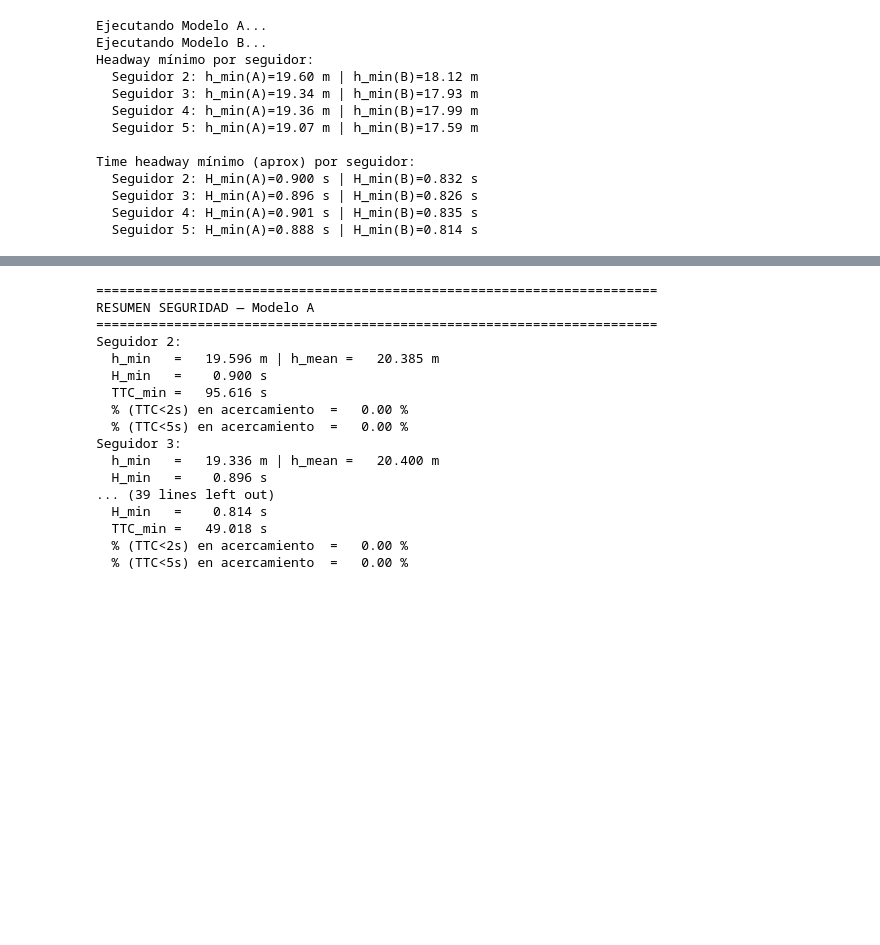
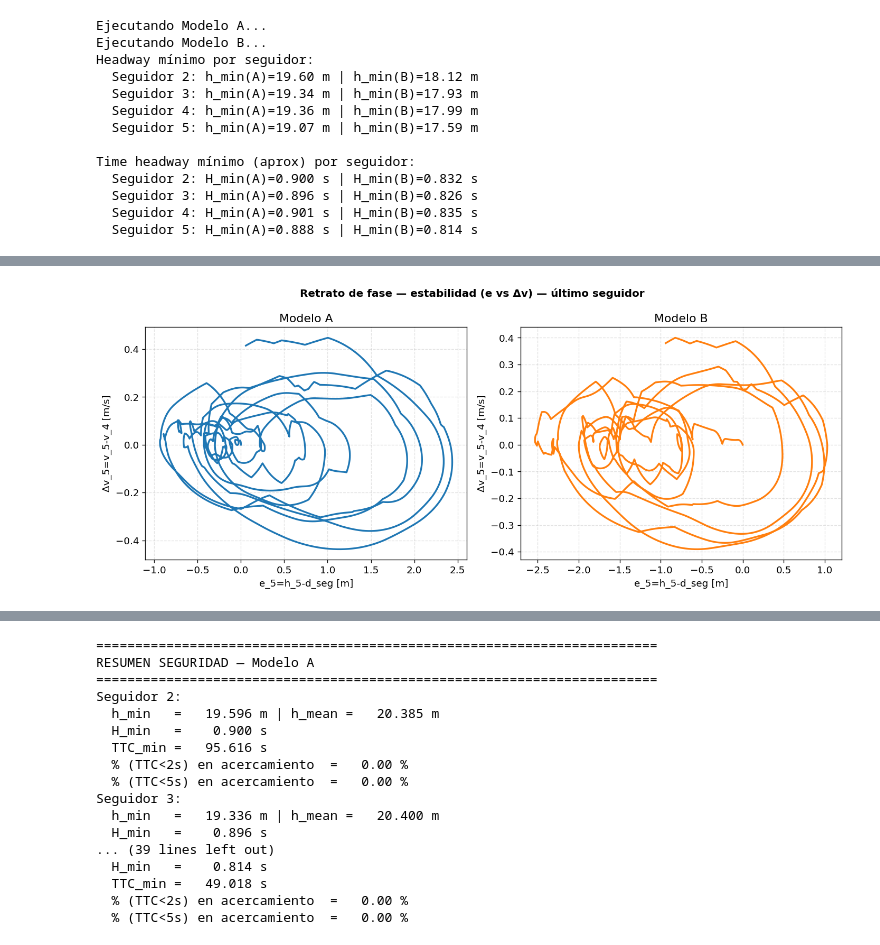
Before and after one commit to ngodoya/ModMat_Practicas, a Jupyter notebook: Proyecto/MoMa_Caso2.ipynb, the cells around one changed output, grey strips where cells are left out. Saved outputs shown, nothing was run; the diff lists cells and outputs as text; code cells hidden in the pictures; blank space fills up the shorter version.

```diff
--- a/Proyecto/MoMa_Caso2.ipynb
+++ b/Proyecto/MoMa_Caso2.ipynb
@@ -424,0 +500,18 @@ plt.tight_layout(); plt.show()
+# %%
+# Retrato de fase (último seguidor)
+idx = N-1
+fig2, ax2 = plt.subplots(1, 2, figsize=(12, 5))
+fig2.suptitle('Retrato de fase — estabilidad (e vs Δv) — último seguidor',
+              fontsize=12, fontweight='bold')
+ax2[0].plot(eA2[:,idx], dvA2[:,idx], color='tab:blue')
+ax2[0].set_xlabel(f'e_{idx+1}=h_{idx+1}-d_seg [m]')
+ax2[0].set_ylabel(f'Δv_{idx+1}=v_{idx+1}-v_{idx} [m/s]')
+ax2[0].set_title('Modelo A')
+ax2[1].plot(eB2[:,idx], dvB2[:,idx], color='tab:orange')
+ax2[1].set_xlabel(f'e_{idx+1}=h_{idx+1}-d_seg [m]')
+ax2[1].set_ylabel(f'Δv_{idx+1}=v_{idx+1}-v_{idx} [m/s]')
+ax2[1].set_title('Modelo B')
+plt.tight_layout()
+plt.savefig("02_fig_retrato_fase.png", dpi=150, bbox_inches="tight")
+# %% [output]
+[figure, added]
```
Also changed, not shown: parts of 18 cells of this notebook, 15 other files.
